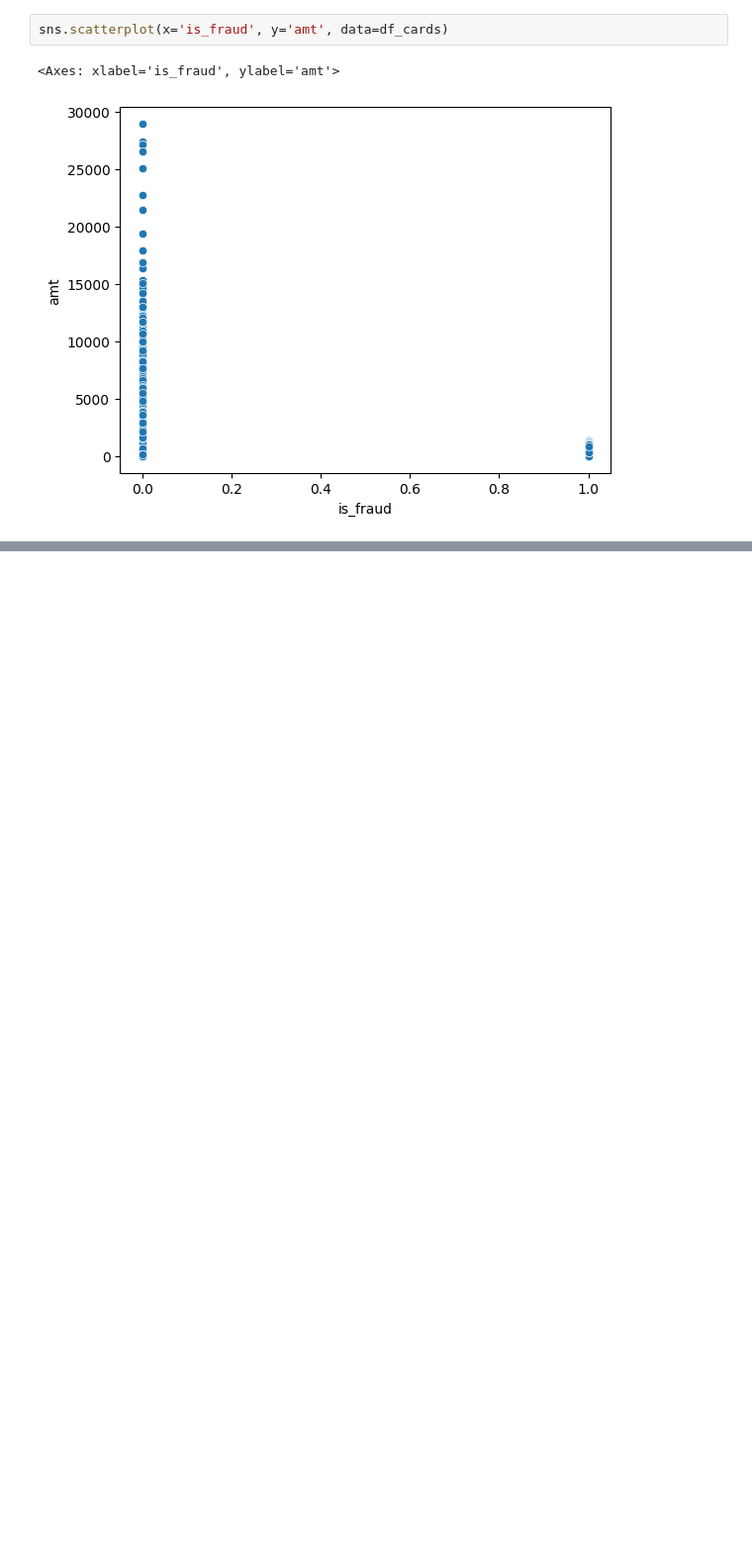
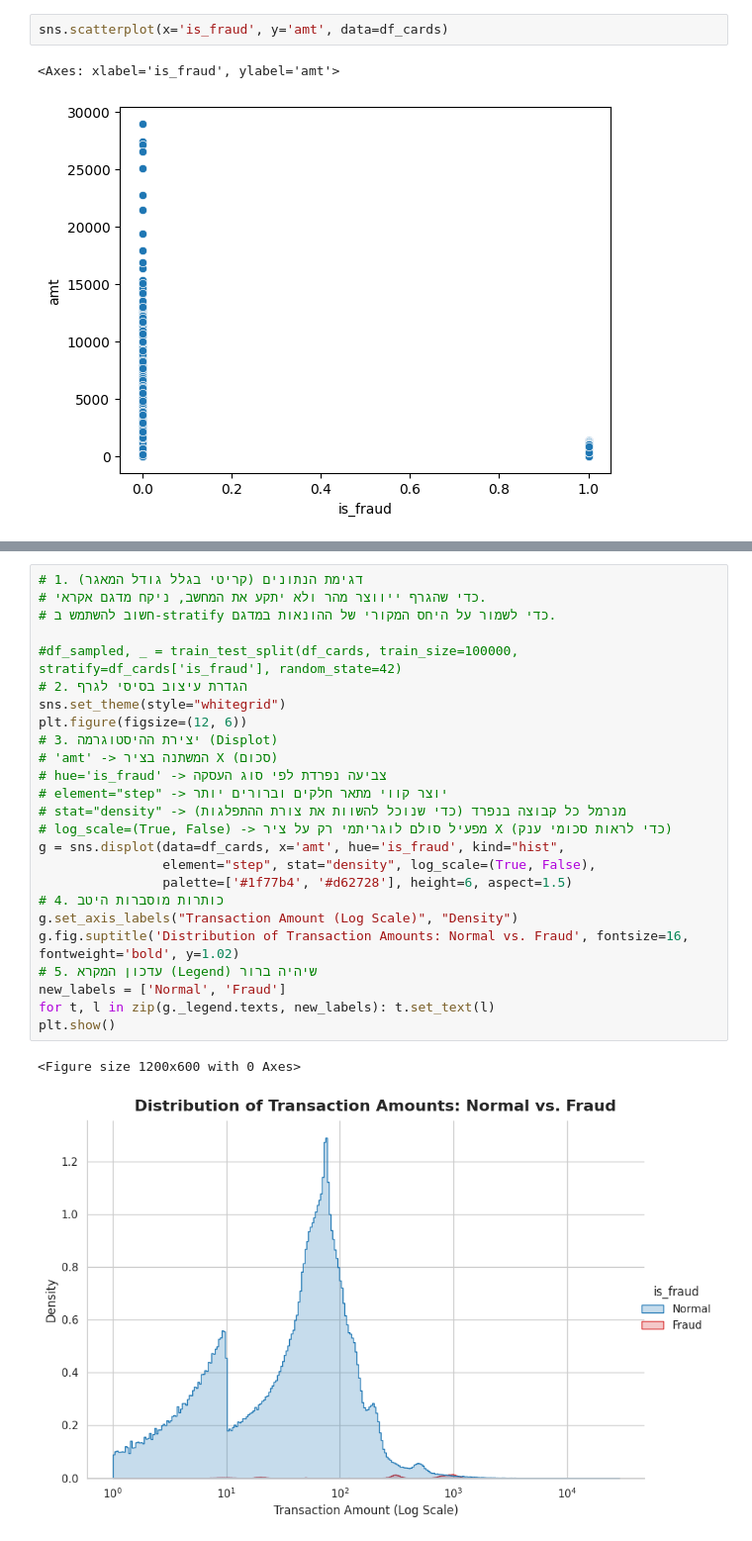
Before and after one commit to danieligelnik/CCFraudProject, a Jupyter notebook: DS_project.ipynb, the cells around one changed output, grey strips where cells are left out. Shown at 99% size. Saved outputs shown, nothing was run; the diff lists cells and outputs as text; blank space fills up the shorter version.

```diff
--- a/DS_project.ipynb
+++ b/DS_project.ipynb
@@ -177,0 +271,28 @@ sns.pairplot(df_sampled, hue='is_fraud', diag_kind='kde')
+# %%
+# 1. דגימת הנתונים (קריטי בגלל גודל המאגר)
+# כדי שהגרף ייווצר מהר ולא יתקע את המחשב, ניקח מדגם אקראי.
+# חשוב להשתמש ב-stratify כדי לשמור על היחס המקורי של ההונאות במדגם.
+
+#df_sampled, _ = train_test_split(df_cards, train_size=100000, stratify=df_cards['is_fraud'], random_state=42)
+# 2. הגדרת עיצוב בסיסי לגרף
+sns.set_theme(style="whitegrid")
+plt.figure(figsize=(12, 6))
+# 3. יצירת ההיסטוגרמה (Displot)
+# 'amt' -> המשתנה בציר X (סכום)
+# hue='is_fraud' -> צביעה נפרדת לפי סוג העסקה
+# element="step" -> יוצר קווי מתאר חלקים וברורים יותר
+# stat="density" -> מנרמל כל קבוצה בנפרד (כדי שנוכל להשוות את צורת ההתפלגות)
+# log_scale=(True, False) -> מפעיל סולם לוגריתמי רק על ציר X (כדי לראות סכומי ענק)
+g = sns.displot(data=df_cards, x='amt', hue='is_fraud', kind="hist",
+                element="step", stat="density", log_scale=(True, False),
+                palette=['#1f77b4', '#d62728'], height=6, aspect=1.5)
+# 4. כותרות מוסברות היטב
+g.set_axis_labels("Transaction Amount (Log Scale)", "Density")
+g.fig.suptitle('Distribution of Transaction Amounts: Normal vs. Fraud', fontsize=16, fontweight='bold', y=1.02)
+# 5. עדכון המקרא (Legend) שיהיה ברור
+new_labels = ['Normal', 'Fraud']
+for t, l in zip(g._legend.texts, new_labels): t.set_text(l)
+plt.show()
+# %% [output]
+<Figure size 1200x600 with 0 Axes>
+[figure, added]
```
Also changed, not shown: parts of 17 cells of this notebook.
